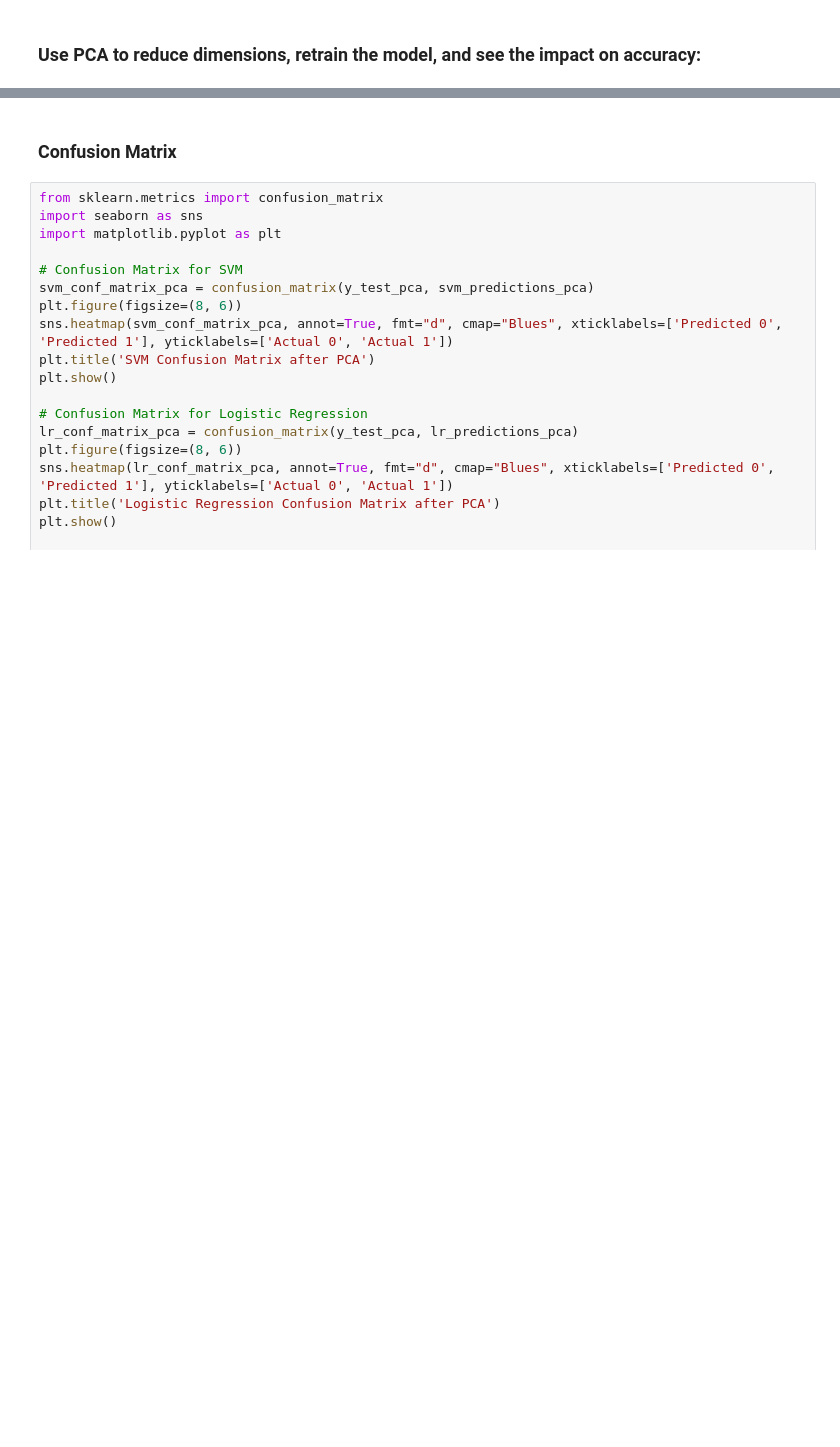
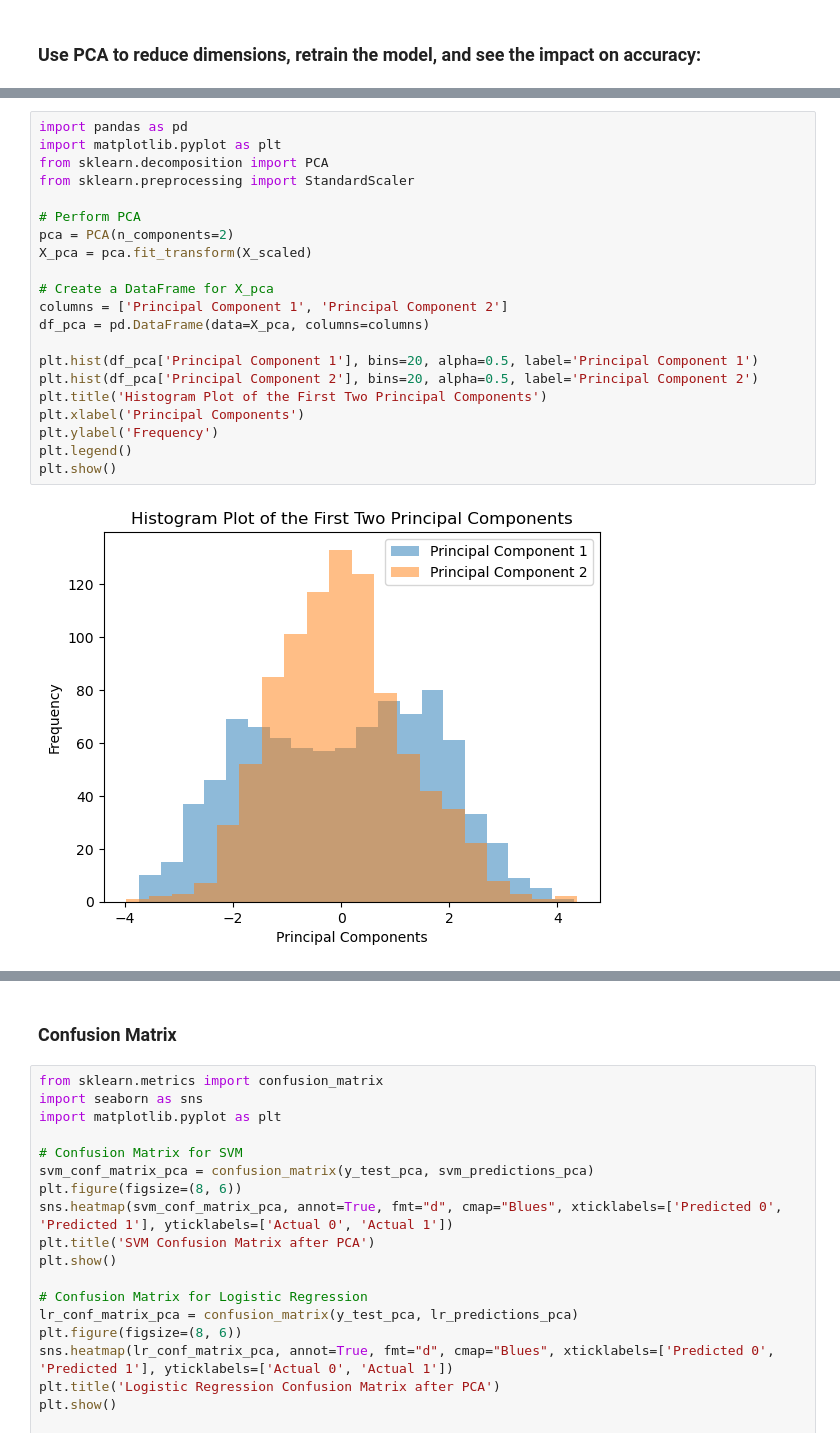
Before and after one commit to Venura-94/Dimensionality-Reduction-PCA, a Jupyter notebook: PCA_TEST.ipynb, the cells around one changed output, grey strips where cells are left out. Saved outputs shown, nothing was run; the diff lists cells and outputs as text; blank space fills up the shorter version.

```diff
--- a/PCA_TEST.ipynb
+++ b/PCA_TEST.ipynb
@@ -204,3 +204,26 @@ Random Forest Accuracy after PCA: 0.8287292817679558
+# %%
+import pandas as pd
+import matplotlib.pyplot as plt
+from sklearn.decomposition import PCA
+from sklearn.preprocessing import StandardScaler
+
+# Perform PCA
+pca = PCA(n_components=2)
+X_pca = pca.fit_transform(X_scaled)
+
+# Create a DataFrame for X_pca
+columns = ['Principal Component 1', 'Principal Component 2']
+df_pca = pd.DataFrame(data=X_pca, columns=columns)
+
+plt.hist(df_pca['Principal Component 1'], bins=20, alpha=0.5, label='Principal Component 1')
+plt.hist(df_pca['Principal Component 2'], bins=20, alpha=0.5, label='Principal Component 2')
+plt.title('Histogram Plot of the First Two Principal Components')
+plt.xlabel('Principal Components')
+plt.ylabel('Frequency')
+plt.legend()
+plt.show()
+# %% [output]
+[figure, added]
 # %%
 from sklearn.metrics import precision_score, recall_score
 
```
Also changed, not shown: parts of 4 cells of this notebook.
